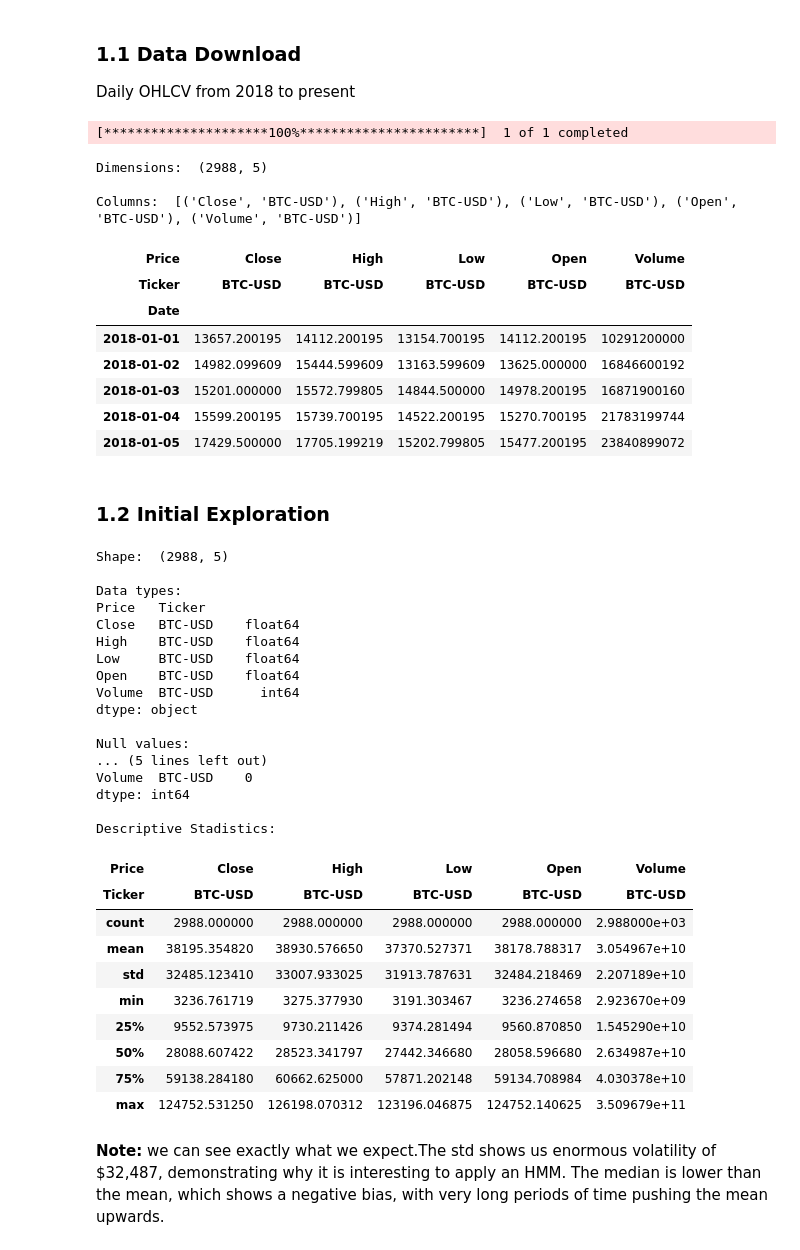
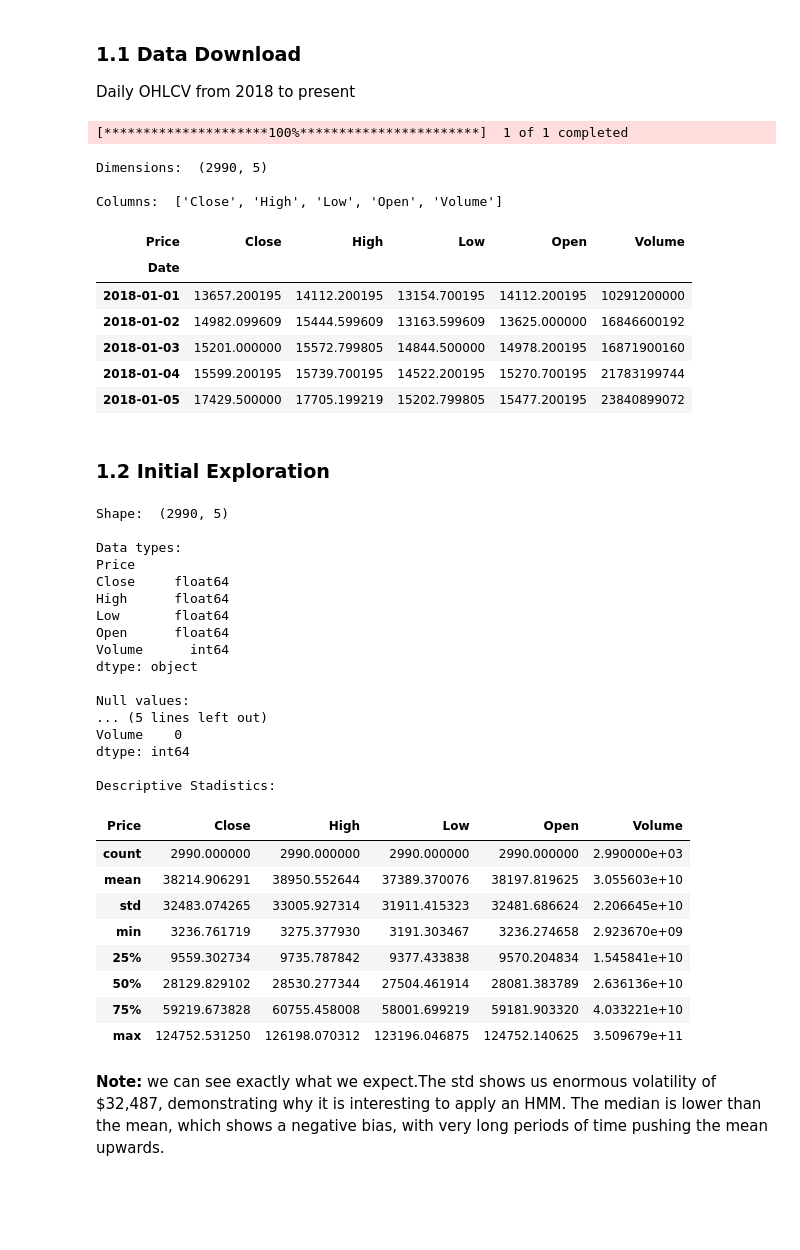
Before and after one commit to Sebasduarte14/crypto-market-regime-detection, a Jupyter notebook: notebooks/01_data_acquisition.ipynb, the cells around one changed output. Cells and saved outputs as stored; diff of their text form; code cells hidden in the pictures; blank space fills up the shorter version.

```diff
--- a/notebooks/01_data_acquisition.ipynb
+++ b/notebooks/01_data_acquisition.ipynb
@@ -13,30 +13,30 @@ Daily OHLCV from 2018 to present
 # %%
 import yfinance as yf
 import pandas as pd
 import matplotlib.pyplot as plt
 import seaborn as sns
 import numpy as np
 import ta
 
 # Visual Configuration
 plt.style.use('seaborn-v0_8-darkgrid')
 plt.rcParams['figure.figsize'] = (14,6)
 
 # Data from history of bitcoin price
 btc = yf.download('BTC-USD',start='2018-01-01')
+btc.columns = btc.columns.get_level_values(0)
 btc.to_csv('../data/raw/btc_usd_raw.csv')
 
 # Data Recolected: OHLCV
 print("Dimensions: ",btc.shape)
 print("\nColumns: ", btc.columns.tolist())
 btc.head()
 # %% [output]
 [*********************100%***********************]  1 of 1 completed
-Dimensions:  (2988, 5)
+Dimensions:  (2990, 5)
 
-Columns:  [('Close', 'BTC-USD'), ('High', 'BTC-USD'), ('Low', 'BTC-USD'), ('Open', 'BTC-USD'), ('Volume', 'BTC-USD')]
+Columns:  ['Close', 'High', 'Low', 'Open', 'Volume']
 | Price | Close | High | Low | Open | Volume |
-| Ticker | BTC-USD | BTC-USD | BTC-USD | BTC-USD | BTC-USD |
 | Date |  |  |  |  |  |
 | 2018-01-01 | 13657.200195 | 14112.200195 | 13154.700195 | 14112.200195 | 10291200000 |
 | 2018-01-02 | 14982.099609 | 15444.599609 | 13163.599609 | 13625.000000 | 16846600192 |
@@ -55,32 +55,31 @@ print(btc.isnull().sum())
 print("\nDescriptive Stadistics:")
 btc.describe()
 # %% [output]
-Shape:  (2988, 5)
+Shape:  (2990, 5)
 
 Data types:
-Price   Ticker
-Close   BTC-USD    float64
-High    BTC-USD    float64
-Low     BTC-USD    float64
-Open    BTC-USD    float64
-Volume  BTC-USD      int64
+Price
+Close     float64
+High      float64
+Low       float64
+Open      float64
+Volume      int64
 dtype: object
 
 Null values:
 ... (5 lines left out)
-Volume  BTC-USD    0
+Volume    0
 dtype: int64
 
 Descriptive Stadistics:
 | Price | Close | High | Low | Open | Volume |
-| Ticker | BTC-USD | BTC-USD | BTC-USD | BTC-USD | BTC-USD |
-| count | 2988.000000 | 2988.000000 | 2988.000000 | 2988.000000 | 2.988000e+03 |
-| mean | 38195.354820 | 38930.576650 | 37370.527371 | 38178.788317 | 3.054967e+10 |
-| std | 32485.123410 | 33007.933025 | 31913.787631 | 32484.218469 | 2.207189e+10 |
+| count | 2990.000000 | 2990.000000 | 2990.000000 | 2990.000000 | 2.990000e+03 |
+| mean | 38214.906291 | 38950.552644 | 37389.370076 | 38197.819625 | 3.055603e+10 |
+| std | 32483.074265 | 33005.927314 | 31911.415323 | 32481.686624 | 2.206645e+10 |
 | min | 3236.761719 | 3275.377930 | 3191.303467 | 3236.274658 | 2.923670e+09 |
-| 25% | 9552.573975 | 9730.211426 | 9374.281494 | 9560.870850 | 1.545290e+10 |
-| 50% | 28088.607422 | 28523.341797 | 27442.346680 | 28058.596680 | 2.634987e+10 |
-| 75% | 59138.284180 | 60662.625000 | 57871.202148 | 59134.708984 | 4.030378e+10 |
+| 25% | 9559.302734 | 9735.787842 | 9377.433838 | 9570.204834 | 1.545841e+10 |
+| 50% | 28129.829102 | 28530.277344 | 27504.461914 | 28081.383789 | 2.636136e+10 |
+| 75% | 59219.673828 | 60755.458008 | 58001.699219 | 59181.903320 | 4.033221e+10 |
 | max | 124752.531250 | 126198.070312 | 123196.046875 | 124752.140625 | 3.509679e+11 |
 # %% [markdown]
 **Note:** we can see exactly what we expect.The std shows us enormous volatility of $32,487, demonstrating why it is interesting to apply an HMM.
```
Also changed, not shown: parts of 8 cells of this notebook, 4 other files.
